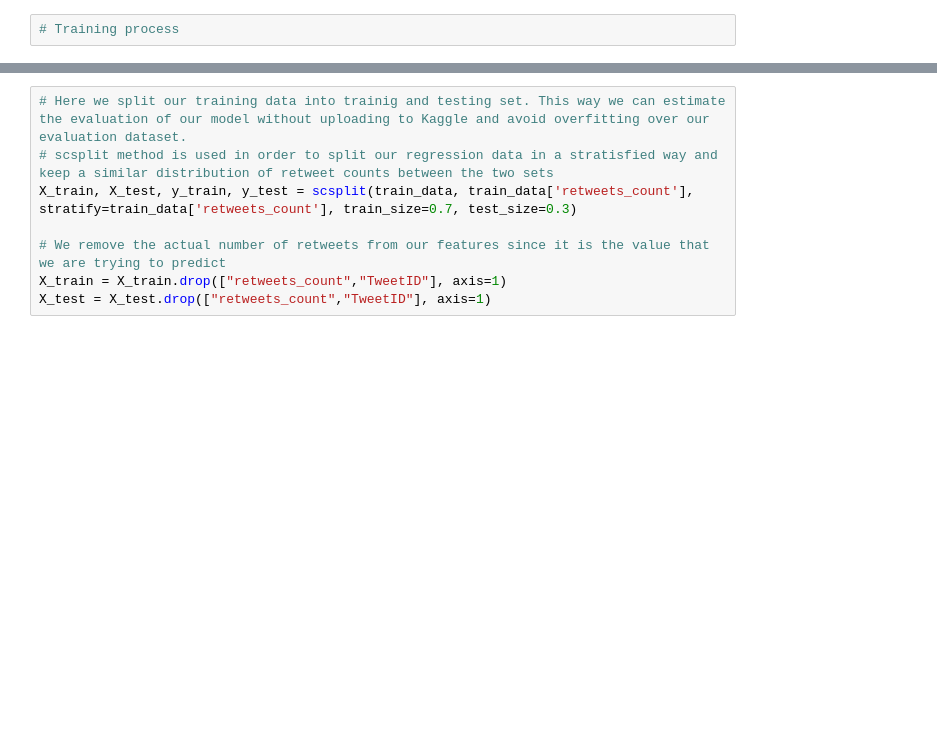
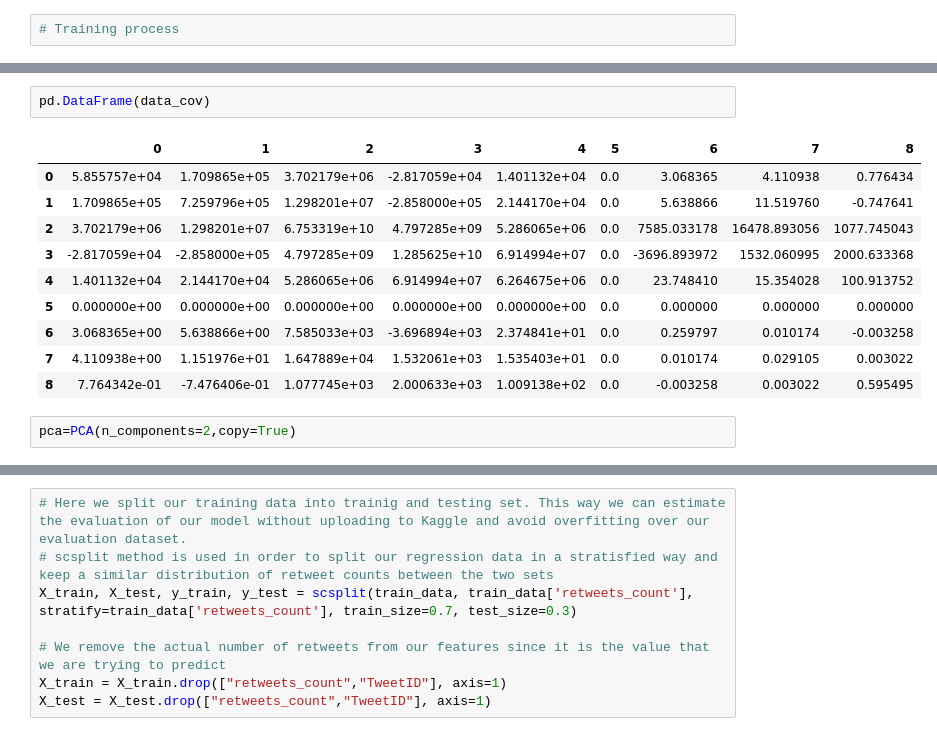
Before and after one commit to X1a-jk/inf554, a Jupyter notebook: projet.ipynb, the cells around one changed output, grey strips where cells are left out. Saved outputs shown, nothing was run; the diff lists cells and outputs as text; blank space fills up the shorter version.

```diff
--- a/projet.ipynb
+++ b/projet.ipynb
@@ -45,0 +85,15 @@ train_data.head()
+# %%
+pd.DataFrame(data_cov)
+# %% [output]
+|  | 0 | 1 | 2 | 3 | 4 | 5 | 6 | 7 | 8 |
+| 0 | 5.855757e+04 | 1.709865e+05 | 3.702179e+06 | -2.817059e+04 | 1.401132e+04 | 0.0 | 3.068365 | 4.110938 | 0.776434 |
+| 1 | 1.709865e+05 | 7.259796e+05 | 1.298201e+07 | -2.858000e+05 | 2.144170e+04 | 0.0 | 5.638866 | 11.519760 | -0.747641 |
+| 2 | 3.702179e+06 | 1.298201e+07 | 6.753319e+10 | 4.797285e+09 | 5.286065e+06 | 0.0 | 7585.033178 | 16478.893056 | 1077.745043 |
+| 3 | -2.817059e+04 | -2.858000e+05 | 4.797285e+09 | 1.285625e+10 | 6.914994e+07 | 0.0 | -3696.893972 | 1532.060995 | 2000.633368 |
+| 4 | 1.401132e+04 | 2.144170e+04 | 5.286065e+06 | 6.914994e+07 | 6.264675e+06 | 0.0 | 23.748410 | 15.354028 | 100.913752 |
+| 5 | 0.000000e+00 | 0.000000e+00 | 0.000000e+00 | 0.000000e+00 | 0.000000e+00 | 0.0 | 0.000000 | 0.000000 | 0.000000 |
+| 6 | 3.068365e+00 | 5.638866e+00 | 7.585033e+03 | -3.696894e+03 | 2.374841e+01 | 0.0 | 0.259797 | 0.010174 | -0.003258 |
+| 7 | 4.110938e+00 | 1.151976e+01 | 1.647889e+04 | 1.532061e+03 | 1.535403e+01 | 0.0 | 0.010174 | 0.029105 | 0.003022 |
+| 8 | 7.764342e-01 | -7.476406e-01 | 1.077745e+03 | 2.000633e+03 | 1.009138e+02 | 0.0 | -0.003258 | 0.003022 | 0.595495 |
+# %%
+pca=PCA(n_components=2,copy=True)
```
Also changed, not shown: parts of 103 cells of this notebook.
